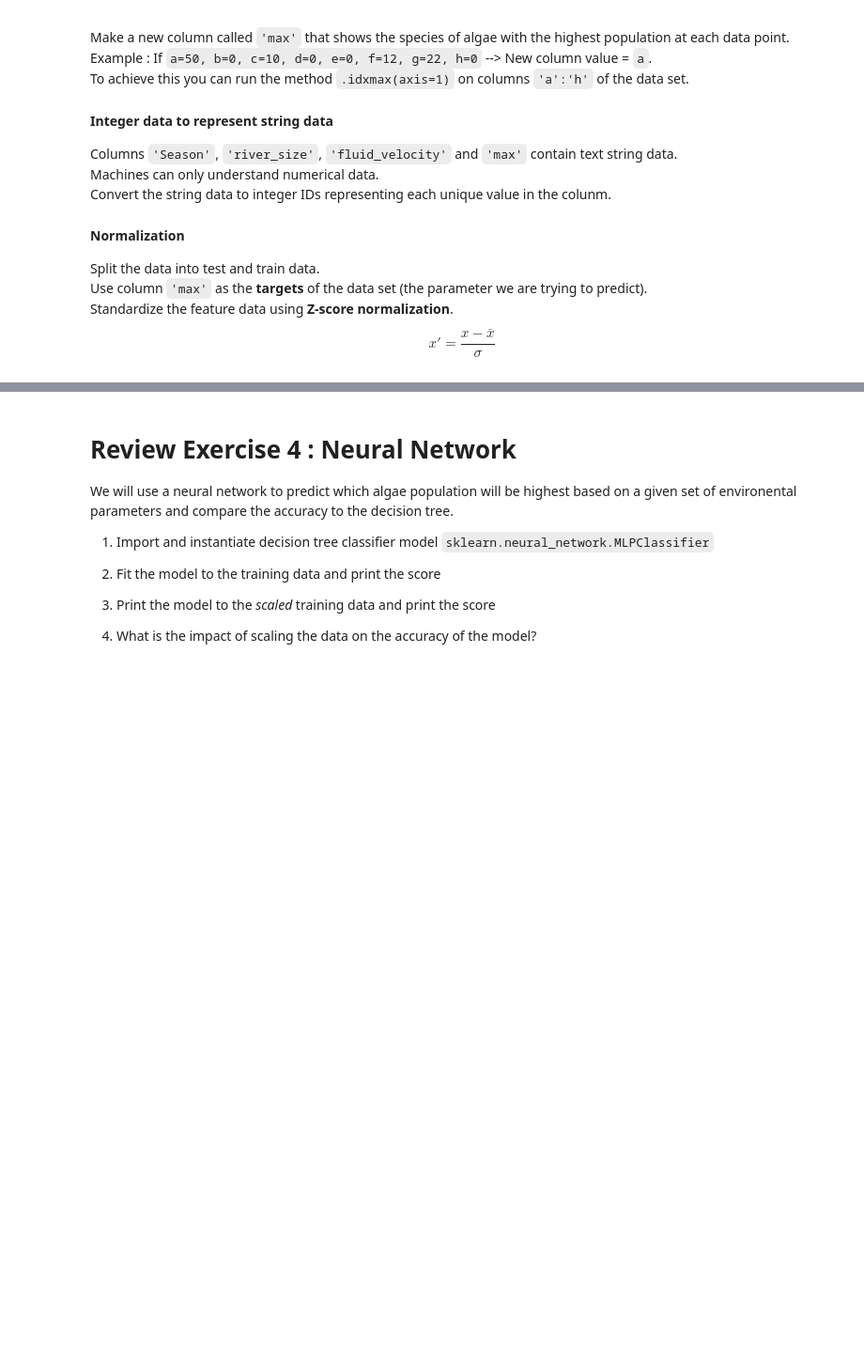
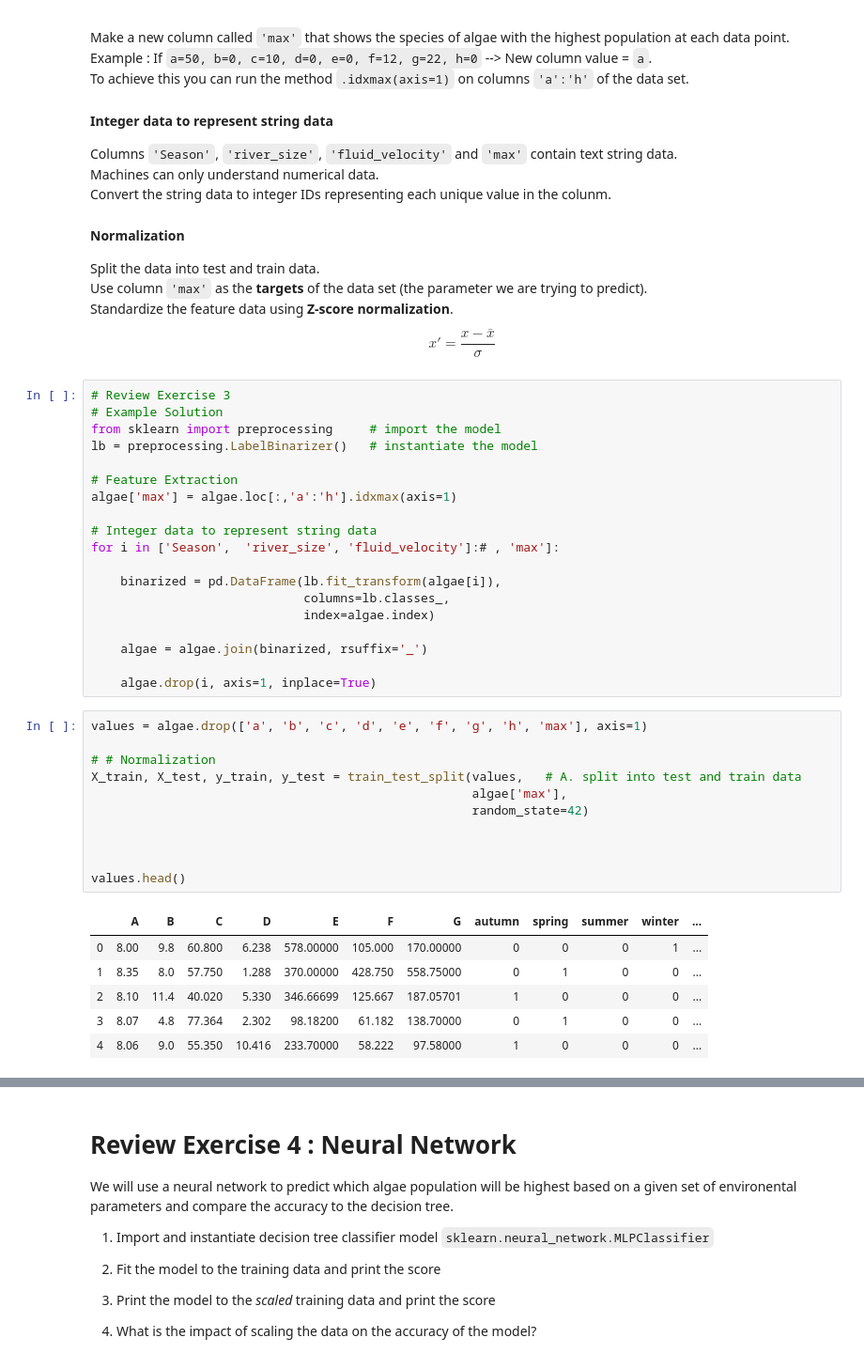
Before and after one commit to hphilamore/ILAS_PyEng2019, a Jupyter notebook: 10_MachineLearning2_SupervisedLearning_ClassMaterial.ipynb, the cells around one changed output, grey strips where cells are left out. Shown at 94% size. Cells and saved outputs as stored; diff of their text form; blank space fills up the shorter version.

```diff
--- a/10_MachineLearning2_SupervisedLearning_ClassMaterial.ipynb
+++ b/10_MachineLearning2_SupervisedLearning_ClassMaterial.ipynb
@@ -2216,3 +2297,40 @@ Columns `'Season'`,  `'river_size'`, `'fluid_velocity'` and `'max'` contain text
 Split the data into test and train data. <br>Use column `'max'` as the __targets__ of the data set (the parameter we are trying to predict).
 <br>Standardize the feature data using __Z-score normalization__.
 <br>$$x' = \frac{x - \bar{x}}{\sigma}$$
+# %%
+# Review Exercise 3
+# Example Solution
+from sklearn import preprocessing     # import the model
+lb = preprocessing.LabelBinarizer()   # instantiate the model
+
+# Feature Extraction
+algae['max'] = algae.loc[:,'a':'h'].idxmax(axis=1)
+
+# Integer data to represent string data
+for i in ['Season',  'river_size', 'fluid_velocity']:# , 'max']:
+
+    binarized = pd.DataFrame(lb.fit_transform(algae[i]),
+                             columns=lb.classes_,
+                             index=algae.index)
+
+    algae = algae.join(binarized, rsuffix='_')
+
+    algae.drop(i, axis=1, inplace=True)
+# %%
+values = algae.drop(['a', 'b', 'c', 'd', 'e', 'f', 'g', 'h', 'max'], axis=1)
+
+# # Normalization
+X_train, X_test, y_train, y_test = train_test_split(values,   # A. split into test and train data
+                                                    algae['max'],
+                                                    random_state=42)
+
+
+
+values.head()
+# %% [output]
+|  | A | B | C | D | E | F | G | autumn | spring | summer | winter | ... |
+| 0 | 8.00 | 9.8 | 60.800 | 6.238 | 578.00000 | 105.000 | 170.00000 | 0 | 0 | 0 | 1 | ... |
+| 1 | 8.35 | 8.0 | 57.750 | 1.288 | 370.00000 | 428.750 | 558.75000 | 0 | 1 | 0 | 0 | ... |
+| 2 | 8.10 | 11.4 | 40.020 | 5.330 | 346.66699 | 125.667 | 187.05701 | 1 | 0 | 0 | 0 | ... |
+| 3 | 8.07 | 4.8 | 77.364 | 2.302 | 98.18200 | 61.182 | 138.70000 | 0 | 1 | 0 | 0 | ... |
+| 4 | 8.06 | 9.0 | 55.350 | 10.416 | 233.70000 | 58.222 | 97.58000 | 1 | 0 | 0 | 0 | ... |
```
Also changed, not shown: parts of 5 cells of this notebook, 11 other files.
